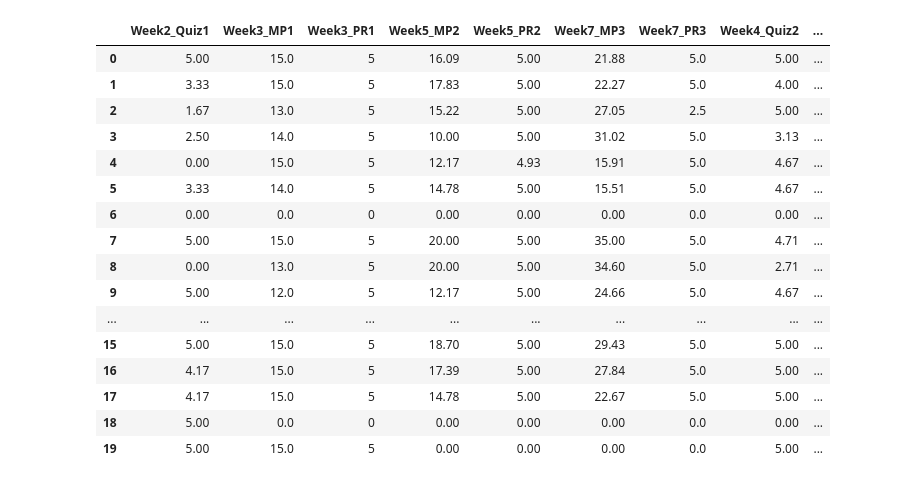
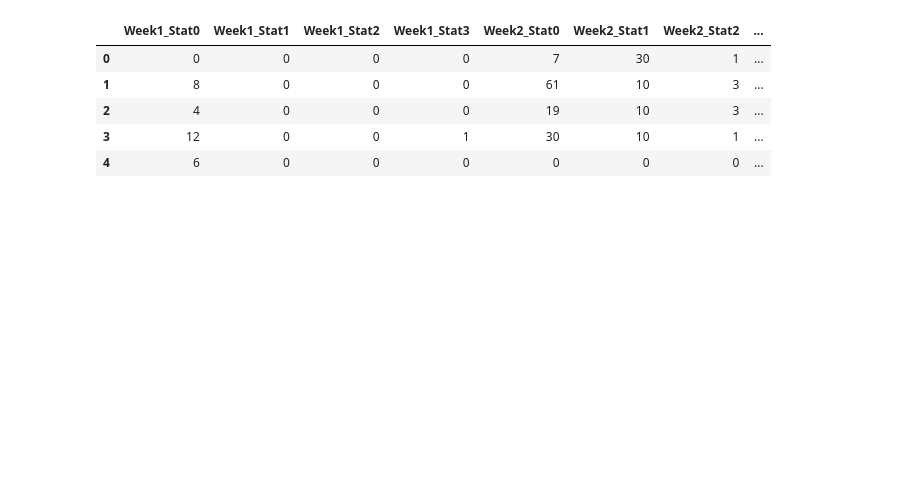
Before and after one commit to claredavies/DataScienceCoursework, a Jupyter notebook: StudentGradePredictionCoursework.ipynb, the cells around one changed output. Saved outputs shown, nothing was run; the diff lists cells and outputs as text; code cells hidden in the pictures; blank space fills up the shorter version.

```diff
--- a/StudentGradePredictionCoursework.ipynb
+++ b/StudentGradePredictionCoursework.ipynb
@@ -14,5 +14,7 @@ from google.colab import files
 data_to_load_students = files.upload()
 std = pd.read_csv(io.BytesIO(data_to_load_students['DataCoursework2.csv']))
 std.head(5)
+
+std = std.drop(['ID','Week2_Quiz1','Week3_MP1','Week3_PR1','Week5_MP2','Week5_PR2','Week7_MP3','Week7_PR3','Week4_Quiz2','Week6_Quiz3','Week8_Total'],axis=1)
 # %% [output]
 [interactive output not drawn]
@@ -26,39 +22,14 @@ Saving DataCoursework2.csv to DataCoursework2 (13).csv
 # %%
-std = std.drop(['ID'],axis=1)
-
-std['Week1_Stat'] = (std['Week1_Stat0'] + std['Week1_Stat1'] + std['Week1_Stat2'] + std['Week1_Stat3'])
-std['Week2_Stat'] = (std['Week2_Stat0'] + std['Week2_Stat1'] + std['Week2_Stat2'] + std['Week2_Stat3'])
-std['Week3_Stat'] = (std['Week3_Stat0'] + std['Week3_Stat1'] + std['Week3_Stat2'] + std['Week3_Stat3'])
-std['Week4_Stat'] = (std['Week4_Stat0'] + std['Week4_Stat1'] + std['Week4_Stat2'] + std['Week4_Stat3'])
-std['Week5_Stat'] = (std['Week5_Stat0'] + std['Week5_Stat1'] + std['Week5_Stat2'] + std['Week5_Stat3'])
-std['Week6_Stat'] = (std['Week6_Stat0'] + std['Week6_Stat1'] + std['Week6_Stat2'] + std['Week6_Stat3'])
-std['Week7_Stat'] = (std['Week7_Stat0'] + std['Week7_Stat1'] + std['Week7_Stat2'] + std['Week7_Stat3'])
-std['Week8_Stat'] = (std['Week8_Stat0'] + std['Week8_Stat1'] + std['Week8_Stat2'] + std['Week8_Stat3'])
-std['Week9_Stat'] = (std['Week9_Stat0'] + std['Week9_Stat1'] + std['Week9_Stat2'] + std['Week9_Stat3'])
-
-std['OverallStat'] = std['Week1_Stat'] + std['Week2_Stat'] + std['Week3_Stat'] + std['Week4_Stat'] + std['Week5_Stat'] + std['Week6_Stat'] + std['Week7_Stat']  + std['Week8_Stat'] + std['Week9_Stat']
 std['OverallStat0'] = std['Week1_Stat0'] + std['Week2_Stat0'] + std['Week3_Stat0'] + std['Week4_Stat0'] + std['Week5_Stat0'] + std['Week6_Stat0'] + std['Week7_Stat0']  + std['Week8_Stat0'] + std['Week9_Stat0']
 std['OverallStat1'] = std['Week1_Stat1'] + std['Week2_Stat1'] + std['Week3_Stat1'] + std['Week4_Stat1'] + std['Week5_Stat1'] + std['Week6_Stat1'] + std['Week7_Stat1']  + std['Week8_Stat1'] + std['Week9_Stat1']
 std['OverallStat2'] = std['Week1_Stat2'] + std['Week2_Stat2'] + std['Week3_Stat2'] + std['Week4_Stat2'] + std['Week5_Stat2'] + std['Week6_Stat2'] + std['Week7_Stat2']  + std['Week8_Stat2'] + std['Week9_Stat2']
 std['OverallStat3'] = std['Week1_Stat3'] + std['Week2_Stat3'] + std['Week3_Stat3'] + std['Week4_Stat3'] + std['Week5_Stat3'] + std['Week6_Stat3'] + std['Week7_Stat3']  + std['Week8_Stat3'] + std['Week9_Stat3']
 
-# std.drop(std.iloc[:, 10:46], inplace = True, axis = 1)
-std.head(20)
+std.head(5)
 # %% [output]
-|  | Week2_Quiz1 | Week3_MP1 | Week3_PR1 | Week5_MP2 | Week5_PR2 | Week7_MP3 | Week7_PR3 | Week4_Quiz2 | ... |
-| 0 | 5.00 | 15.0 | 5 | 16.09 | 5.00 | 21.88 | 5.0 | 5.00 | ... |
-| 1 | 3.33 | 15.0 | 5 | 17.83 | 5.00 | 22.27 | 5.0 | 4.00 | ... |
-| 2 | 1.67 | 13.0 | 5 | 15.22 | 5.00 | 27.05 | 2.5 | 5.00 | ... |
-| 3 | 2.50 | 14.0 | 5 | 10.00 | 5.00 | 31.02 | 5.0 | 3.13 | ... |
-| 4 | 0.00 | 15.0 | 5 | 12.17 | 4.93 | 15.91 | 5.0 | 4.67 | ... |
-| 5 | 3.33 | 14.0 | 5 | 14.78 | 5.00 | 15.51 | 5.0 | 4.67 | ... |
-| 6 | 0.00 | 0.0 | 0 | 0.00 | 0.00 | 0.00 | 0.0 | 0.00 | ... |
-| 7 | 5.00 | 15.0 | 5 | 20.00 | 5.00 | 35.00 | 5.0 | 4.71 | ... |
-| 8 | 0.00 | 13.0 | 5 | 20.00 | 5.00 | 34.60 | 5.0 | 2.71 | ... |
-| 9 | 5.00 | 12.0 | 5 | 12.17 | 5.00 | 24.66 | 5.0 | 4.67 | ... |
-| ... | ... | ... | ... | ... | ... | ... | ... | ... | ... |
-| 15 | 5.00 | 15.0 | 5 | 18.70 | 5.00 | 29.43 | 5.0 | 5.00 | ... |
-| 16 | 4.17 | 15.0 | 5 | 17.39 | 5.00 | 27.84 | 5.0 | 5.00 | ... |
-| 17 | 4.17 | 15.0 | 5 | 14.78 | 5.00 | 22.67 | 5.0 | 5.00 | ... |
-| 18 | 5.00 | 0.0 | 0 | 0.00 | 0.00 | 0.00 | 0.0 | 0.00 | ... |
-| 19 | 5.00 | 15.0 | 5 | 0.00 | 0.00 | 0.00 | 0.0 | 5.00 | ... |
+|  | Week1_Stat0 | Week1_Stat1 | Week1_Stat2 | Week1_Stat3 | Week2_Stat0 | Week2_Stat1 | Week2_Stat2 | ... |
+| 0 | 0 | 0 | 0 | 0 | 7 | 30 | 1 | ... |
+| 1 | 8 | 0 | 0 | 0 | 61 | 10 | 3 | ... |
+| 2 | 4 | 0 | 0 | 0 | 19 | 10 | 3 | ... |
+| 3 | 12 | 0 | 0 | 1 | 30 | 10 | 1 | ... |
+| 4 | 6 | 0 | 0 | 0 | 0 | 0 | 0 | ... |
```
Also changed, not shown: parts of 5 cells of this notebook.
